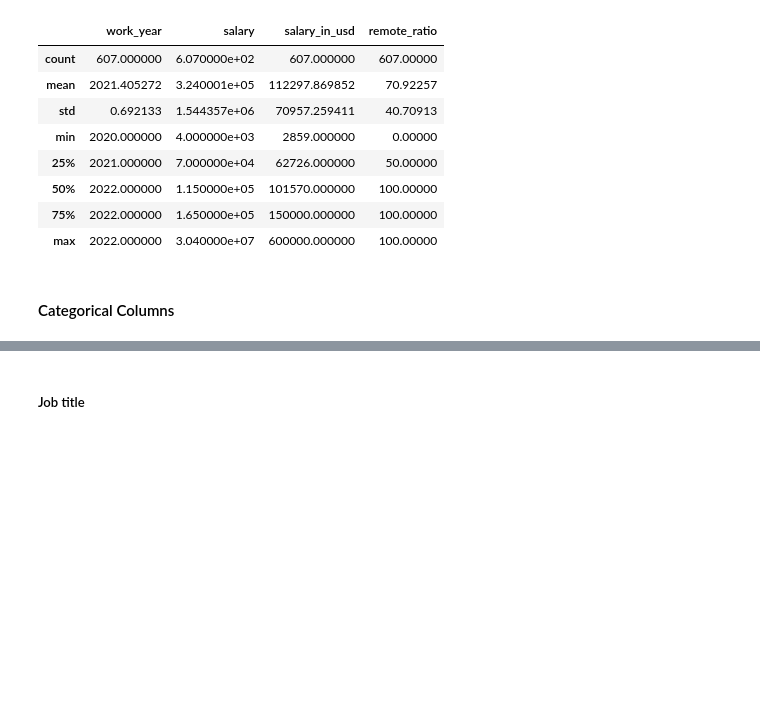
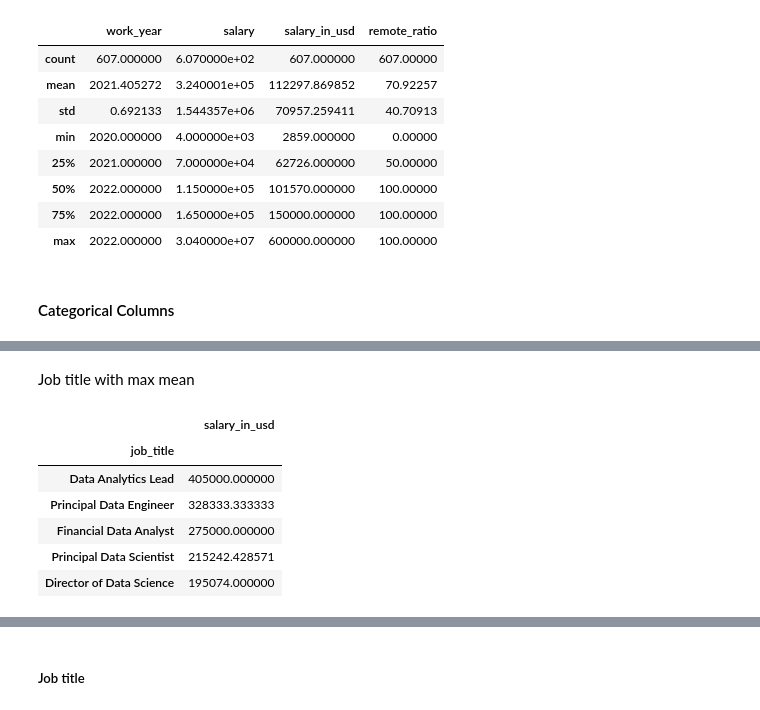
Before and after one commit to mateuszreliga/DS_Job_Salaries, a Jupyter notebook: ds_salaries.ipynb, the cells around one changed output, grey strips where cells are left out. Saved outputs shown, nothing was run; the diff lists cells and outputs as text; code cells hidden in the pictures; blank space fills up the shorter version.

```diff
--- a/ds_salaries.ipynb
+++ b/ds_salaries.ipynb
@@ -90,0 +119,12 @@ df.describe()
+# %% [markdown]
+Job title with max mean
+# %%
+df_salary_job_title.sort_values(by="salary_in_usd", ascending=False).head()
+# %% [output]
+|  | salary_in_usd |
+| job_title |  |
+| Data Analytics Lead | 405000.000000 |
+| Principal Data Engineer | 328333.333333 |
+| Financial Data Analyst | 275000.000000 |
+| Principal Data Scientist | 215242.428571 |
+| Director of Data Science | 195074.000000 |
```
Also changed, not shown: parts of 9 cells of this notebook.
